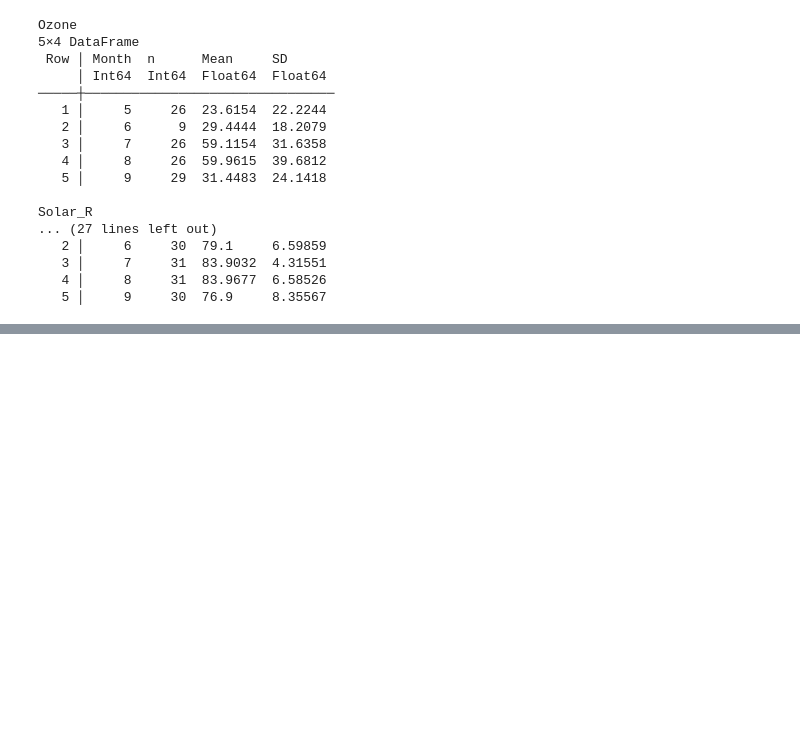
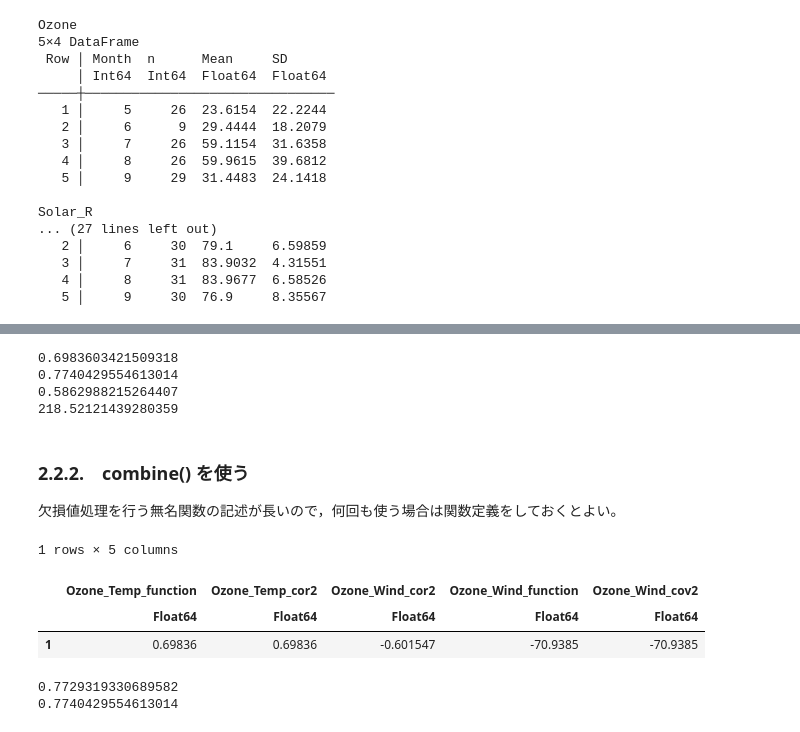
Before and after one commit to r-de-r/stats, a Jupyter notebook: Julia-stats4.ipynb, the cells around one changed output, grey strips where cells are left out. Saved outputs shown, nothing was run; the diff lists cells and outputs as text; code cells hidden in the pictures; blank space fills up the shorter version.

```diff
--- a/Julia-stats4.ipynb
+++ b/Julia-stats4.ipynb
@@ -747,0 +775,5 @@ Solar_R
+# %%
+using RDatasets
+airquality = RDatasets.dataset("datasets", "airquality");
+rename!(airquality, Dict("Solar.R" => "Solar_R"));
+airquality2 = dropmissing(select(airquality, Not([:Month, :Day])));
@@ -747,0 +834,35 @@ Solar_R
+# %%
+cor(df.Ozone, df.Temp)         |> println
+corspearman(df.Ozone, df.Temp) |> println
+corkendall(df.Ozone, df.Temp)  |> println
+cov(df.Ozone, df.Temp)         |> println
+# %% [output]
+0.6983603421509318
+0.7740429554613014
+0.5862988215264407
+218.52121439280359
+# %% [markdown]
+### 2.2.2.　combine() を使う
+
+欠損値処理を行う無名関数の記述が長いので，何回も使う場合は関数定義をしておくとよい。
+# %%
+cor2(x, y) = cor(Matrix(dropmissing(DataFrame(x=x, y=y))))[1,2]
+cov2(x, y) = cov(Matrix(dropmissing(DataFrame(x=x, y=y))))[1,2]
+combine(airquality,
+    [:Ozone, :Temp] => ((x, y) -> cor(Matrix(dropmissing(DataFrame(x=x, y=y))))[1,2]),
+    [:Ozone, :Temp] => cor2,
+    [:Ozone, :Wind] => cor2,
+    [:Ozone, :Wind] => ((x, y) -> cov(Matrix(dropmissing(DataFrame(x=x, y=y))))[1,2]),
+    [:Ozone, :Wind] => cov2,
+    )
+# %% [output]
+1 rows × 5 columns
+|  | Ozone_Temp_function | Ozone_Temp_cor2 | Ozone_Wind_cor2 | Ozone_Wind_function | Ozone_Wind_cov2 |
+|  | Float64 | Float64 | Float64 | Float64 | Float64 |
+| 1 | 0.69836 | 0.69836 | -0.601547 | -70.9385 | -70.9385 |
+# %%
+corspearman(airquality2.Ozone, airquality2.Temp) |> println
+corspearman(df.Ozone, df.Temp) |> println
+# %% [output]
+0.7729319330689582
+0.7740429554613014
```
Also changed, not shown: parts of 55 cells of this notebook, 7 other files.
